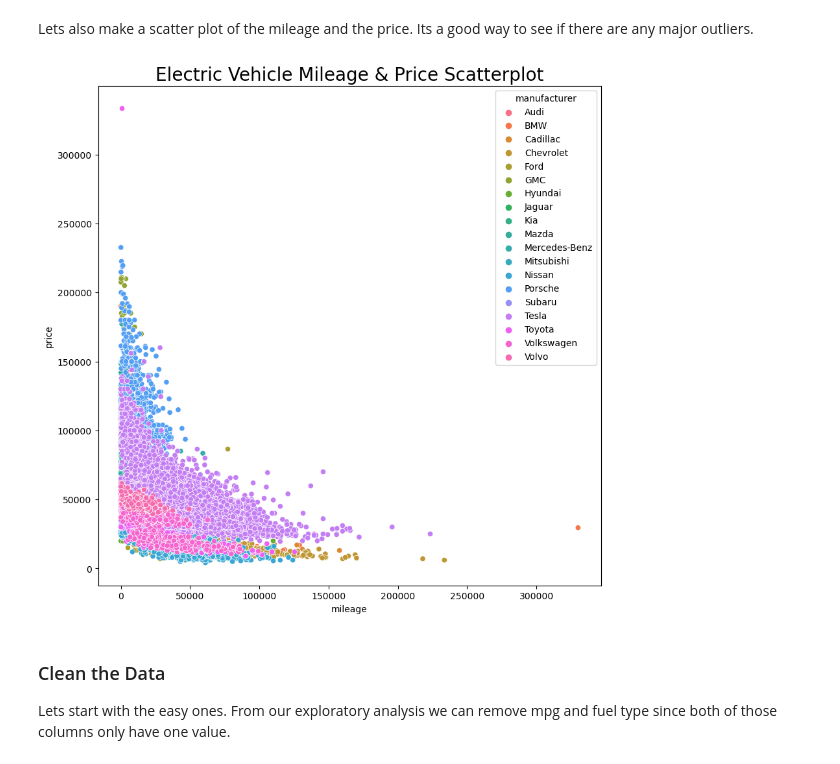
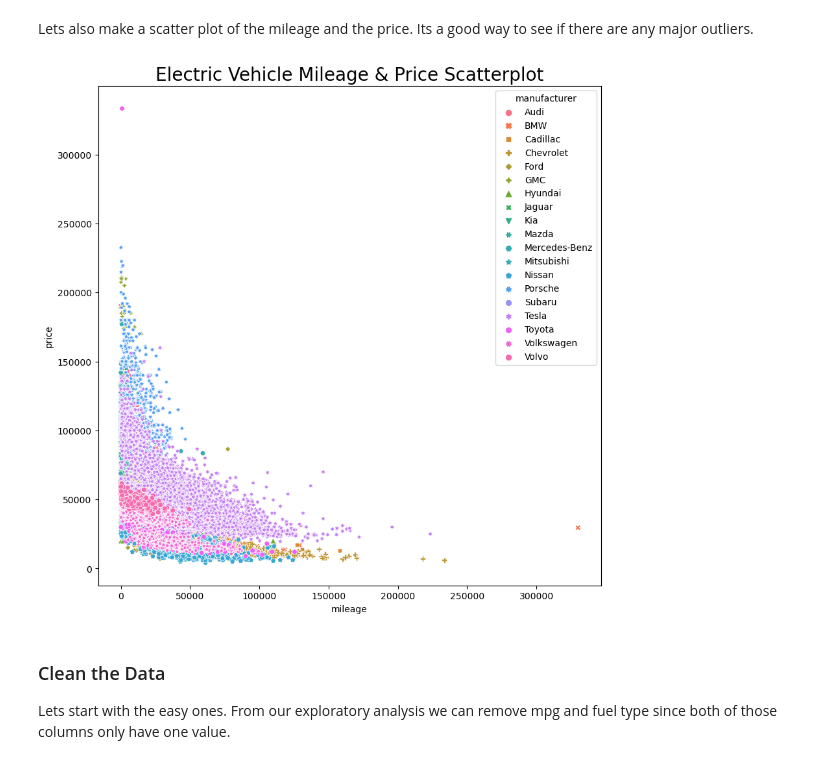
Before and after one commit to Pav-Van/Used-Electric-Vehicle-Analysis-and-Prediction-Model, a Jupyter notebook: Used_cars.ipynb, the cells around one changed output. Saved outputs shown, nothing was run; the diff lists cells and outputs as text; code cells hidden in the pictures.

```diff
--- a/Used_cars.ipynb
+++ b/Used_cars.ipynb
@@ -257,11 +257,11 @@ plt.show()
 Lets also make a scatter plot of the mileage and the price. Its a good way to see if there are any major outliers.
 # %%
 fig, ax = plt.subplots(figsize=(10, 10))
-sns.scatterplot(x="mileage", y="price", data=electric_cars, hue="manufacturer", ax=ax)
+sns.scatterplot(x="mileage", y="price", data=electric_cars, hue="manufacturer", style='manufacturer', ax=ax)
 plt.title('Electric Vehicle Mileage & Price Scatterplot', fontsize=20)
 plt.show()
 # %% [output]
-[figure, old version]
+[figure, new version]
 # %% [markdown]
 <h3> Clean the Data </h3>
 
```
Also changed, not shown: parts of 11 cells of this notebook.
